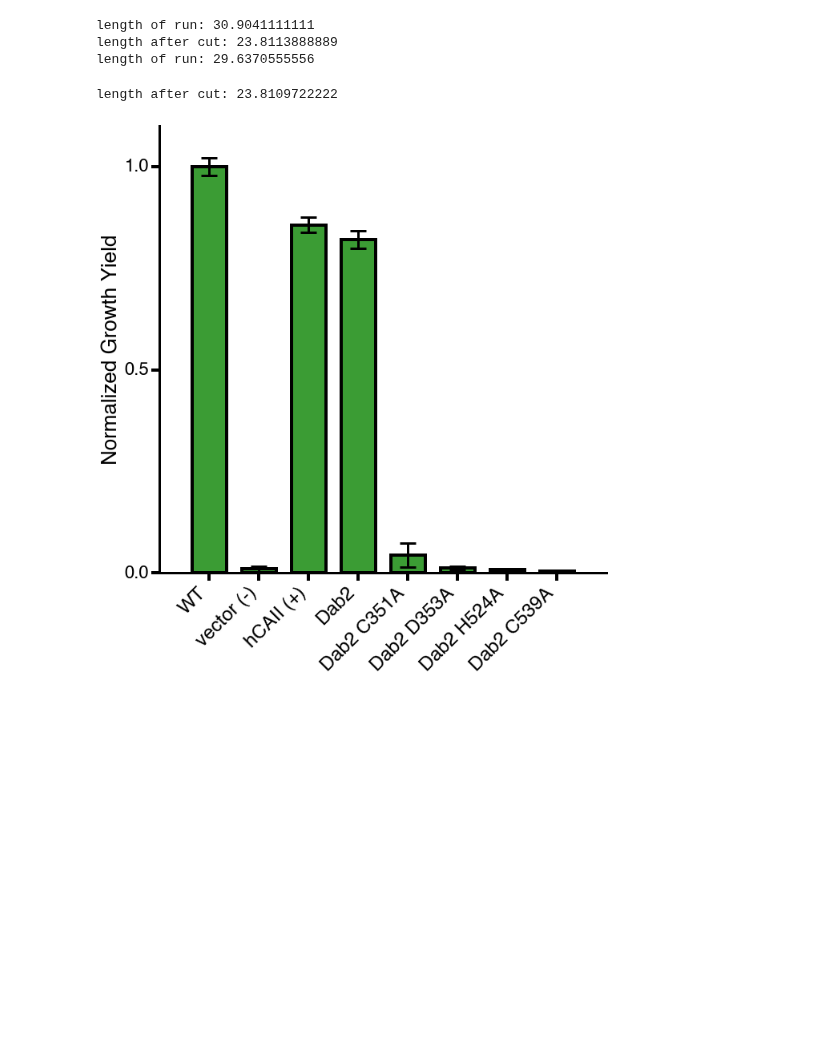
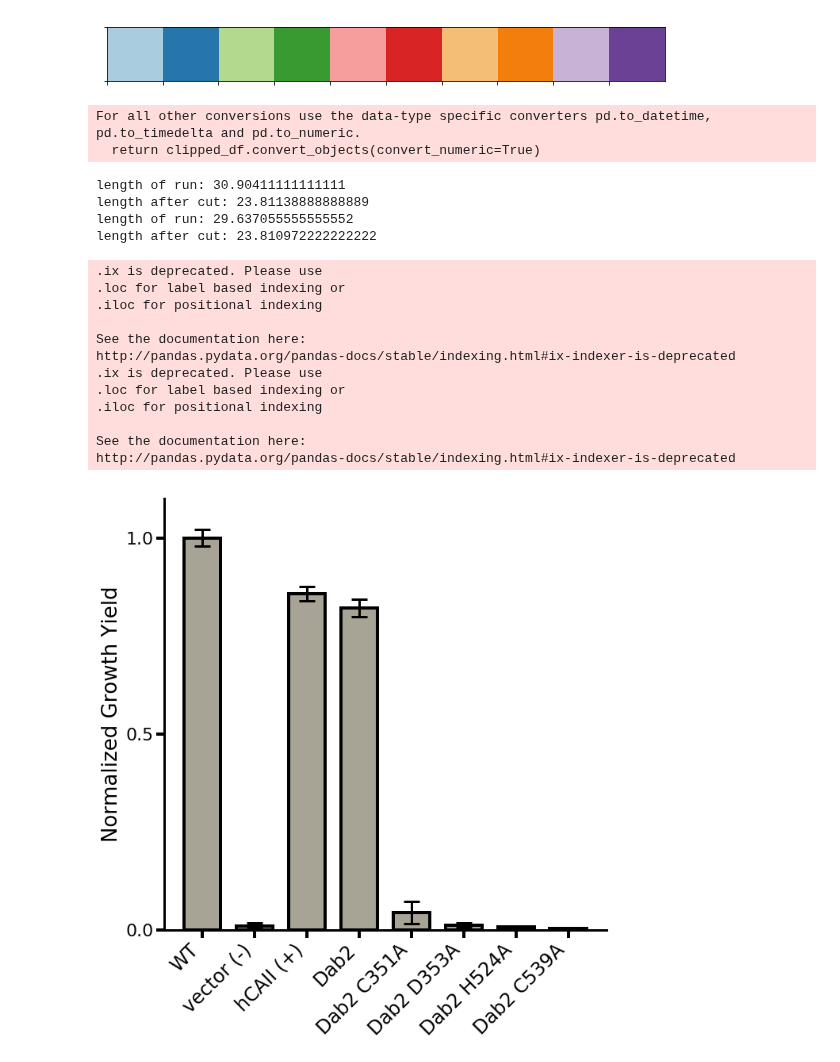
Before and after one commit to jackdesmarais/DabTransporterPaper, a Jupyter notebook: scripts/figure 4 DabA2 point mutants.ipynb, the cells around one changed output. Cells and saved outputs as stored; diff of their text form; code cells hidden in the pictures; blank space fills up the shorter version.

```diff
--- a/scripts/figure 4 DabA2 point mutants.ipynb
+++ b/scripts/figure 4 DabA2 point mutants.ipynb
@@ -20,5 +20,9 @@ import utils
 
 matplotlib.rcParams.update({'font.size': 30})
+# %%
+sns.palplot(qual_palette)
+# %% [output]
+[figure, added]
 # %%
 def prepAndNormalize(ps,timecourse,cutoffTime):
     blanked = timecourse.blank()
@@ -40,12 +44,6 @@ def prepAndNormalize(ps,timecourse,cutoffTime):
     return( (normalized_mean_yld,normalized_std_yld) )
 # %%
 fig,ax = plt.subplots(figsize=(10,10))
-
-colors = utils.qual_palette
-
-pCol=colors[3]
-nCol=colors[3]
-eCol=colors[3]
 
 # PlateSpec defined in CSV for easy editing
 ps = PlateSpec.FromFile('../data/tecantaloupe/growth/plate_specs/2018_02_07_operon1CAFreeKnockInGrowth_metalKO_nice.csv')
@@ -70,8 +68,6 @@ to_plot = [
     ('CAF+pFE-DD353', 'Dab2 D353A'),
     ('CAF+pFE-DAB2+dHis1', 'Dab2 H524A'),
     ('CAF+pFE-DAB2+dCys1', 'Dab2 C539A'),
-
-
 ]
 
 to_add=[
@@ -87,39 +83,53 @@ for label in to_add:
 
 labels = [name for label, name in to_plot]
 ylds = [normalized_mean_yld.loc[t[0]][0] for t in to_plot]
 stds = [normalized_std_yld.loc[t[0]][0] for t in to_plot]
 
 xs = np.arange(len(ylds))
-plt.bar(xs, ylds, yerr=stds, color=pCol, align='center', ecolor='k', width=0.7, edgecolor='k',
+plt.bar(xs, ylds, yerr=stds, color=greyish, align='center', ecolor='k', width=0.7, edgecolor='k',
         linewidth=4, capsize=10, error_kw={'capsize': 10, 'capthick': 3, 'elinewidth': 3})
 
 plt.ylabel('Normalized Growth Yield', fontsize=26)
 
 plt.xticks(xs, labels, rotation=45, fontsize=24, ha='right')
 plt.tick_params(axis='both', direction='out', bottom='on', left='on', top='off', right='off',
                 length=10, width=4)
 plt.yticks([0, 0.5, 1.0], fontsize=22)
 plt.ylim(0.0, 1.1)
     # Hide the right and top spines
 ax.spines['right'].set_visible(False)
 ax.spines['top'].set_visible(False)
 
 # Only show ticks on the left and bottom spines
 ax.yaxis.set_ticks_position('left')
 ax.xaxis.set_ticks_position('bottom')
 
 #     change axis weight
 ax.spines['left'].set_linewidth(3)
 ax.spines['bottom'].set_linewidth(3)
 
 plt.savefig('fig4/fig4A.eps',format='eps',bbox_inches='tight')
 plt.show()
 # %% [output]
-length of run: 30.9041111111
-length after cut: 23.8113888889
-length of run: 29.6370555556
+For all other conversions use the data-type specific converters pd.to_datetime, pd.to_timedelta and pd.to_numeric.
+  return clipped_df.convert_objects(convert_numeric=True)
-length after cut: 23.8109722222
+length of run: 30.90411111111111
+length after cut: 23.81138888888889
+length of run: 29.637055555555552
+length after cut: 23.810972222222222
+.ix is deprecated. Please use
+.loc for label based indexing or
+.iloc for positional indexing
+
+See the documentation here:
+http://pandas.pydata.org/pandas-docs/stable/indexing.html#ix-indexer-is-deprecated
+.ix is deprecated. Please use
+.loc for label based indexing or
+.iloc for positional indexing
+
+See the documentation here:
+http://pandas.pydata.org/pandas-docs/stable/indexing.html#ix-indexer-is-deprecated
-[figure, old version]
+[figure, new version]
 # %%
 def getExcitationScan(filename):
     import numpy as np
```
Also changed, not shown: parts of 6 cells of this notebook, 16 other files.
